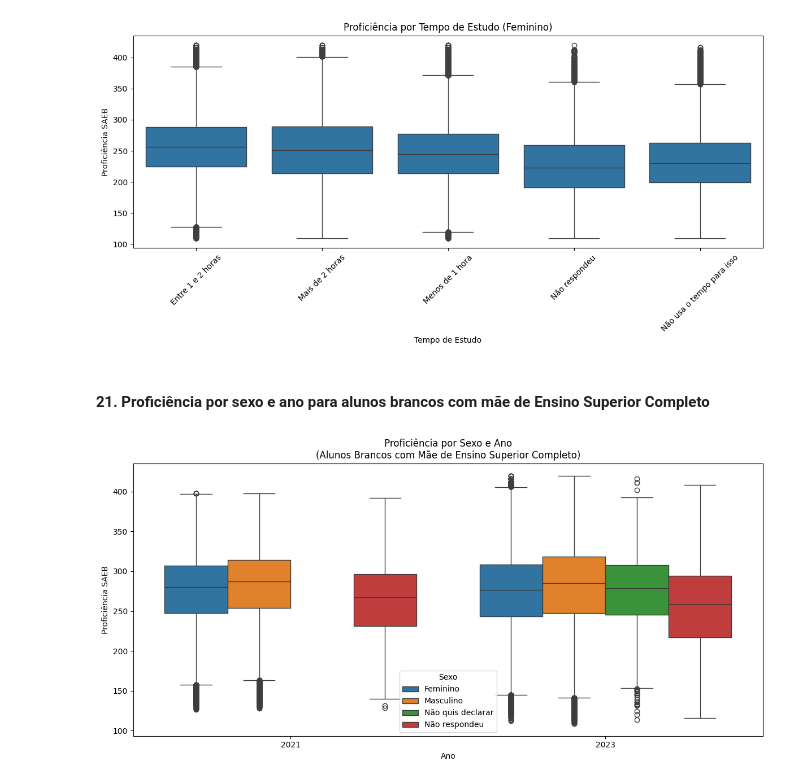
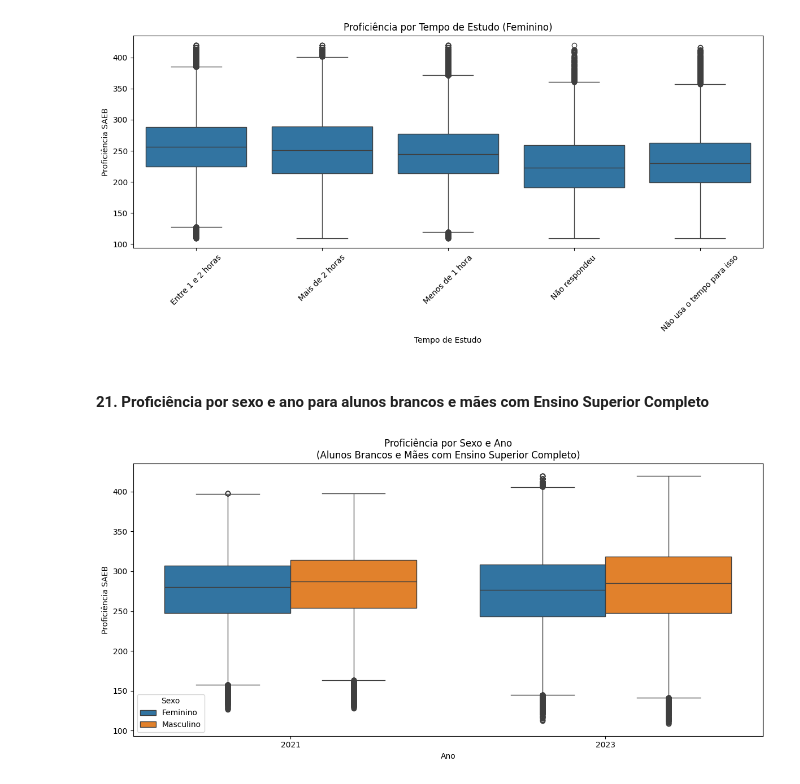
Before and after one commit to emilly788/TCC, a Jupyter notebook: 2. Análise Exploratória dos Dados.ipynb, the cells around one changed output. Cells and saved outputs as stored; diff of their text form; code cells hidden in the pictures.

```diff
--- a/2. Análise Exploratória dos Dados.ipynb
+++ b/2. Análise Exploratória dos Dados.ipynb
@@ -859,30 +1110,34 @@ plt.show()
 # %% [output]
 [figure]
 # %% [markdown]
-#### 21. Proficiência por sexo e ano para alunos brancos com mãe de Ensino Superior Completo
+#### 21. Proficiência por sexo e ano para alunos brancos e mães com Ensino Superior Completo
 # %%
 df_filtrado = df_final_2[
     (df_final_2["COR/RACA"] == "Branca") &
-    (df_final_2["ESCOL_MAE"] == "Superior completo")
+    (df_final_2["ESCOL_MAE"] == "Superior completo")  &
+    (df_final_2["SEXO"].isin(["Masculino", "Feminino"]))
 ]
+
+if str(df_filtrado["SEXO"].dtype) == "category":
+    df_filtrado["SEXO"] = df_filtrado["SEXO"].cat.remove_unused_categories()
 
 plt.figure(figsize=(12, 6))
 
 sns.boxplot(
     data=df_filtrado,
     x="ANO",
     y="PROFICIENCIA_SAEB",
     hue="SEXO"
 )
 
 plt.title(
-    "Proficiência por Sexo e Ano\n(Alunos Brancos com Mãe de Ensino Superior Completo)"
+    "Proficiência por Sexo e Ano\n(Alunos Brancos e Mães com Ensino Superior Completo)"
 )
 plt.xlabel("Ano")
 plt.ylabel("Proficiência SAEB")
 plt.legend(title="Sexo")
 
 plt.tight_layout()
 plt.show()
 # %% [output]
-[figure, old version]
+[figure, new version]
```
Also changed, not shown: parts of 23 cells of this notebook.
